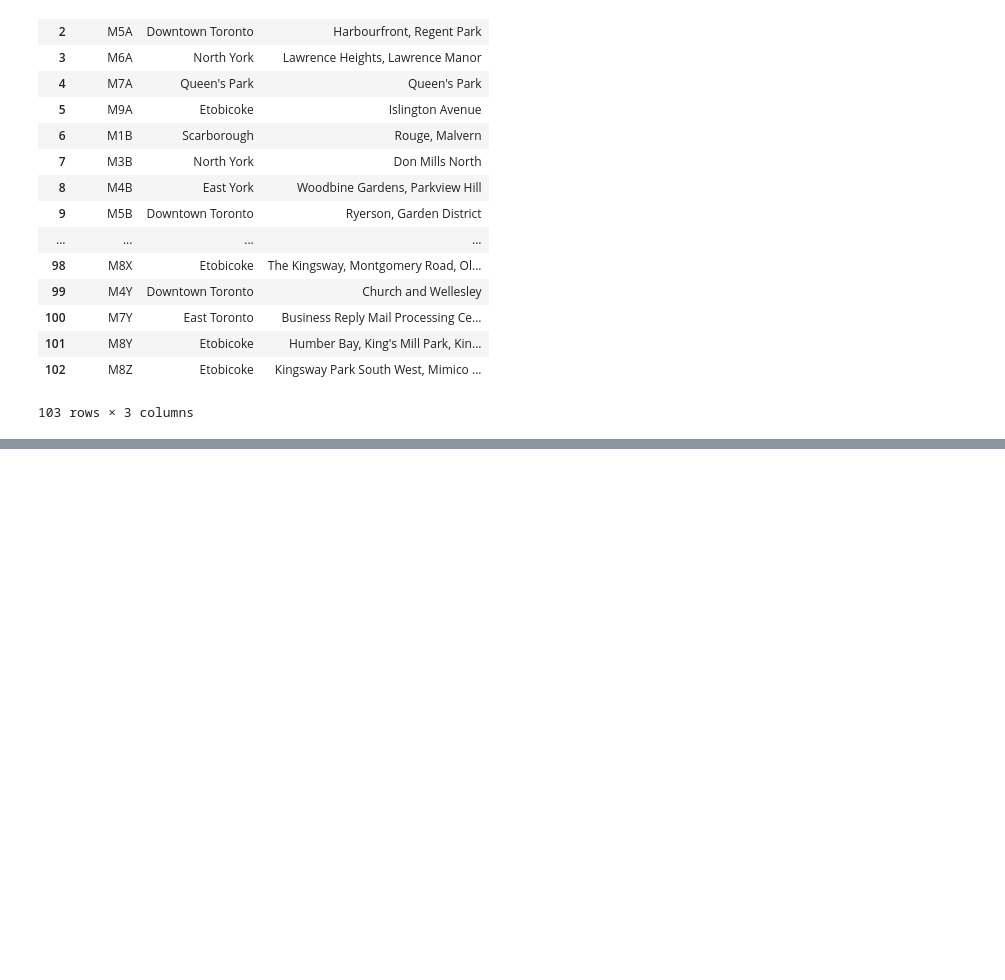
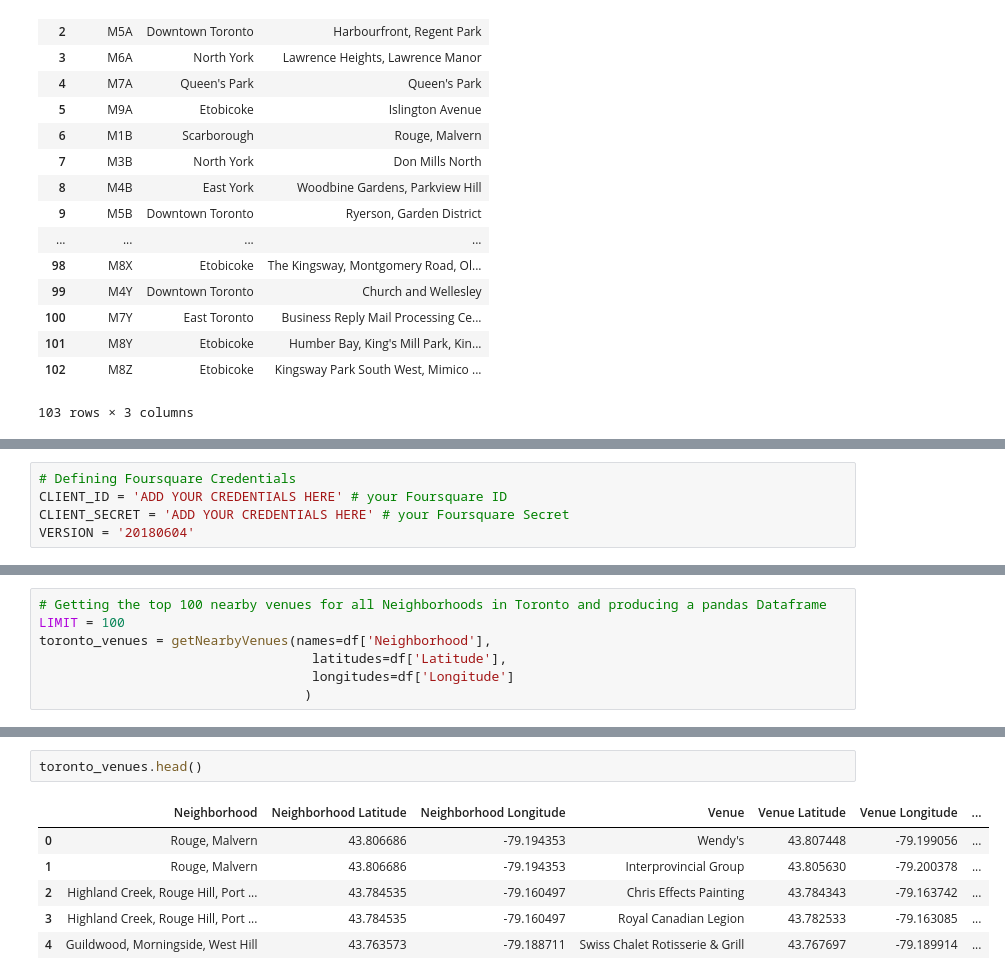
Before and after one commit to Moftos/The_Battle_of_Neighborhoods, a Jupyter notebook: Segmenting and Clustering Neighborhoods in Toronto.ipynb, the cells around one changed output, grey strips where cells are left out. Saved outputs shown, nothing was run; the diff lists cells and outputs as text; blank space fills up the shorter version.

```diff
--- a/Segmenting and Clustering Neighborhoods in Toronto.ipynb
+++ b/Segmenting and Clustering Neighborhoods in Toronto.ipynb
@@ -150,0 +257,5 @@ tn_grouped
+# %%
+# Defining Foursquare Credentials
+CLIENT_ID = 'ADD YOUR CREDENTIALS HERE' # your Foursquare ID
+CLIENT_SECRET = 'ADD YOUR CREDENTIALS HERE' # your Foursquare Secret
+VERSION = '20180604'
@@ -150,0 +304,7 @@ tn_grouped
+# %%
+# Getting the top 100 nearby venues for all Neighborhoods in Toronto and producing a pandas Dataframe
+LIMIT = 100
+toronto_venues = getNearbyVenues(names=df['Neighborhood'],
+                                   latitudes=df['Latitude'],
+                                   longitudes=df['Longitude']
+                                  )
@@ -150,0 +329,9 @@ tn_grouped
+# %%
+toronto_venues.head()
+# %% [output]
+|  | Neighborhood | Neighborhood Latitude | Neighborhood Longitude | Venue | Venue Latitude | Venue Longitude | ... |
+| 0 | Rouge, Malvern | 43.806686 | -79.194353 | Wendy's | 43.807448 | -79.199056 | ... |
+| 1 | Rouge, Malvern | 43.806686 | -79.194353 | Interprovincial Group | 43.805630 | -79.200378 | ... |
+| 2 | Highland Creek, Rouge Hill, Port ... | 43.784535 | -79.160497 | Chris Effects Painting | 43.784343 | -79.163742 | ... |
+| 3 | Highland Creek, Rouge Hill, Port ... | 43.784535 | -79.160497 | Royal Canadian Legion | 43.782533 | -79.163085 | ... |
+| 4 | Guildwood, Morningside, West Hill | 43.763573 | -79.188711 | Swiss Chalet Rotisserie & Grill | 43.767697 | -79.189914 | ... |
```
Also changed, not shown: parts of 25 cells of this notebook.
